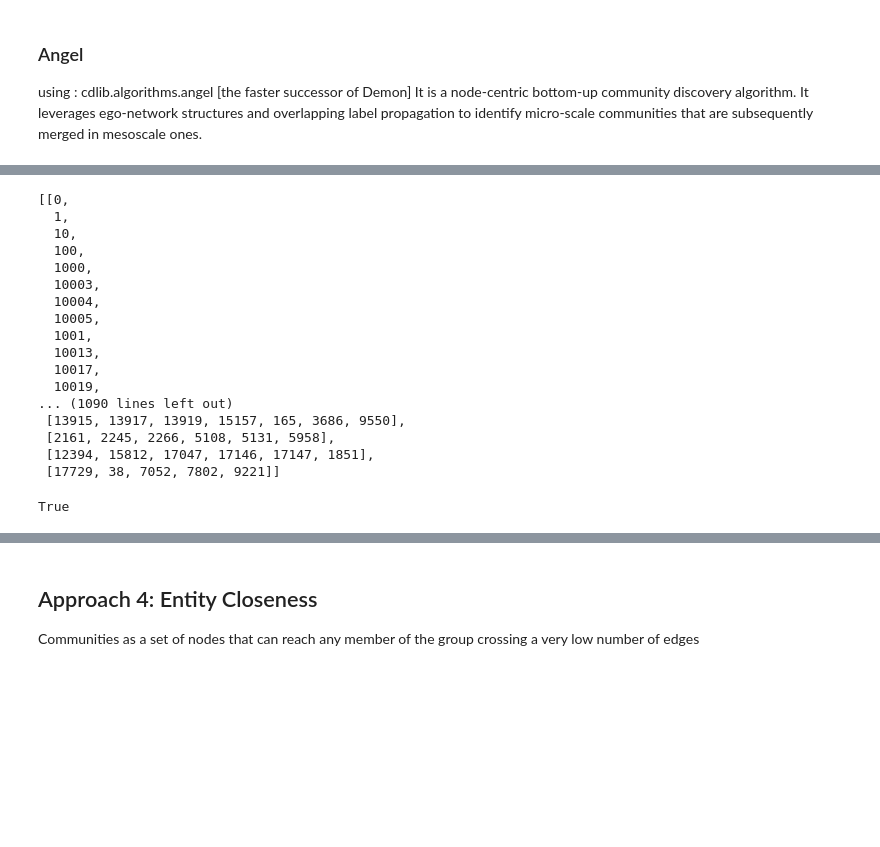
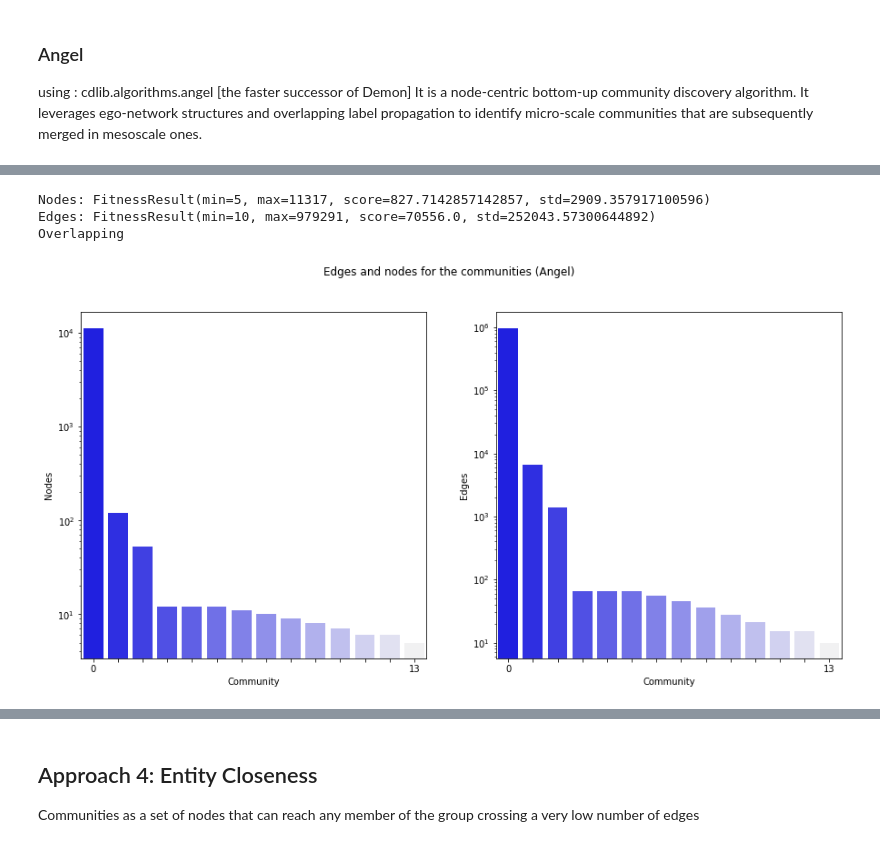
Before and after one commit to Caput97/bookdealer-recommendation-network, a Jupyter notebook: community_discovery.ipynb, the cells around one changed output, grey strips where cells are left out. Cells and saved outputs as stored; diff of their text form; code cells hidden in the pictures; blank space fills up the shorter version.

```diff
--- a/community_discovery.ipynb
+++ b/community_discovery.ipynb
@@ -814,3 +487,4 @@ DA_coms = algorithms.angel(g, min_community_size=3, threshold=0.25)
 # %%
-InfoCommunity(DA_coms.communities, DA_coms)
+info_DA = info_community(DA_coms.communities, DA_coms)
+info_DA
 # %% [output]
@@ -834,25 +505,52 @@ Edges:  FitnessResult(min=10, max=985760, score=70552.28571428571, std=253833.18
-# %%
-DA_coms.communities
-# %% [output]
-[[0,
-  1,
-  10,
-  100,
-  1000,
-  10003,
-  10004,
-  10005,
-  1001,
-  10013,
-  10017,
-  10019,
-... (1090 lines left out)
- [13915, 13917, 13919, 15157, 165, 3686, 9550],
- [2161, 2245, 2266, 5108, 5131, 5958],
- [12394, 15812, 17047, 17146, 17147, 1851],
- [17729, 38, 7052, 7802, 9221]]
-# %%
-DA_coms.overlap
-# %% [output]
-True
+# %%
+print(f"Nodes: {evaluation.size(g, DA_coms)}")
+print(f"Edges: {evaluation.edges_inside(g, DA_coms)}")
+if DA_coms.overlap:
+    print('Overlapping')
+else: print('No overlapping')
+# %% [output]
+Nodes: FitnessResult(min=5, max=11317, score=827.7142857142857, std=2909.357917100596)
+Edges: FitnessResult(min=10, max=979291, score=70556.0, std=252043.57300644892)
+Overlapping
+# %%
+fig, axes = plt.subplots(1,2, figsize=(15, 7))
+
+sns.barplot(ax=axes[0],
+            x=list(info_DA.keys()),
+            y=[c['nodes'] for c in info_DA.values()],
+            palette='light:b_r')
+
+axes[0].set_xlabel('Community')
+axes[0].set_ylabel('Nodes')
+axes[0].set_yscale('log')
+
+# Show only min and max of x tick labels
+min_max = [min(list(info_DA.keys())), max(list(info_DA.keys()))]
+for index, label in enumerate(axes[0].get_xticklabels()):
+   if index in min_max:
+      label.set_visible(True)
+   else:
+      label.set_visible(False)
+
+
+sns.barplot(ax=axes[1],
+            x=list(info_DA.keys()),
+            y=[c['edges'] for c in info_DA.values()],
+            palette='light:b_r')
+
+axes[1].set_xlabel('Community')
+axes[1].set_ylabel('Edges')
+axes[1].set_yscale('log')
+
+# Show only min and max of x tick labels
+for index, label in enumerate(axes[1].get_xticklabels()):
+   if index in min_max:
+      label.set_visible(True)
+   else:
+      label.set_visible(False)
+
+plt.suptitle("Edges and nodes for the communities (Angel)")
+plt.show()
+# %% [output]
+[figure, added]
 # %%
```
Also changed, not shown: parts of 141 cells of this notebook, 6 other files.
